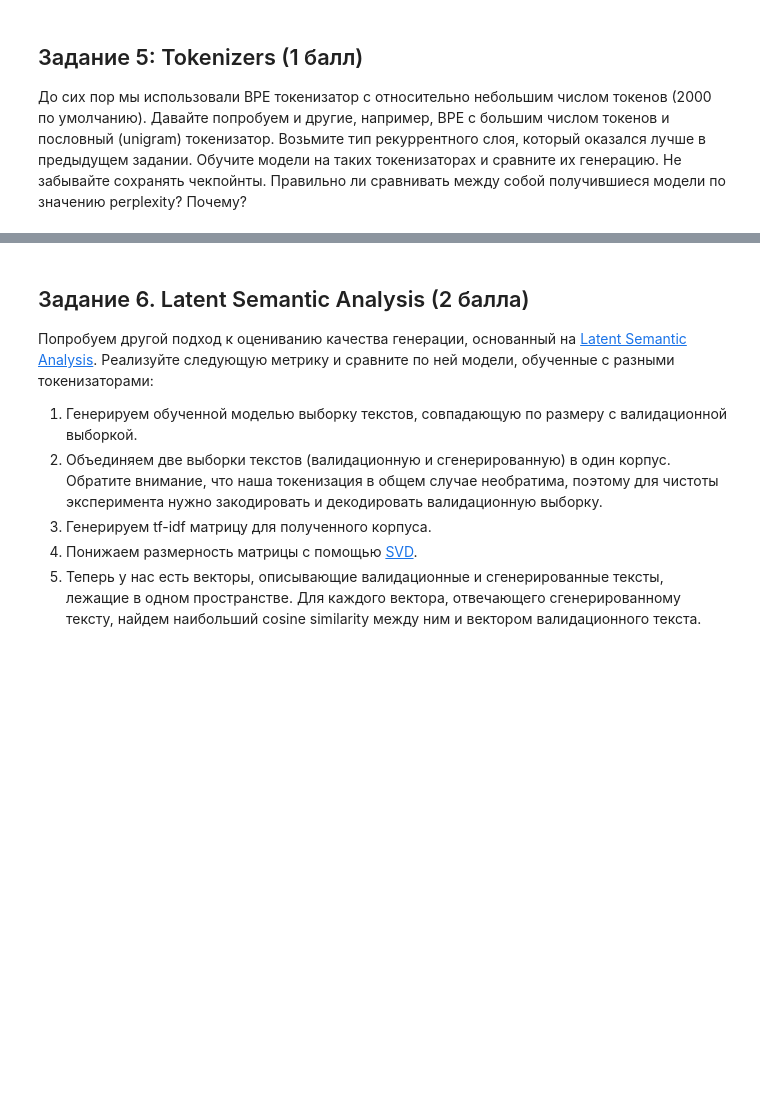
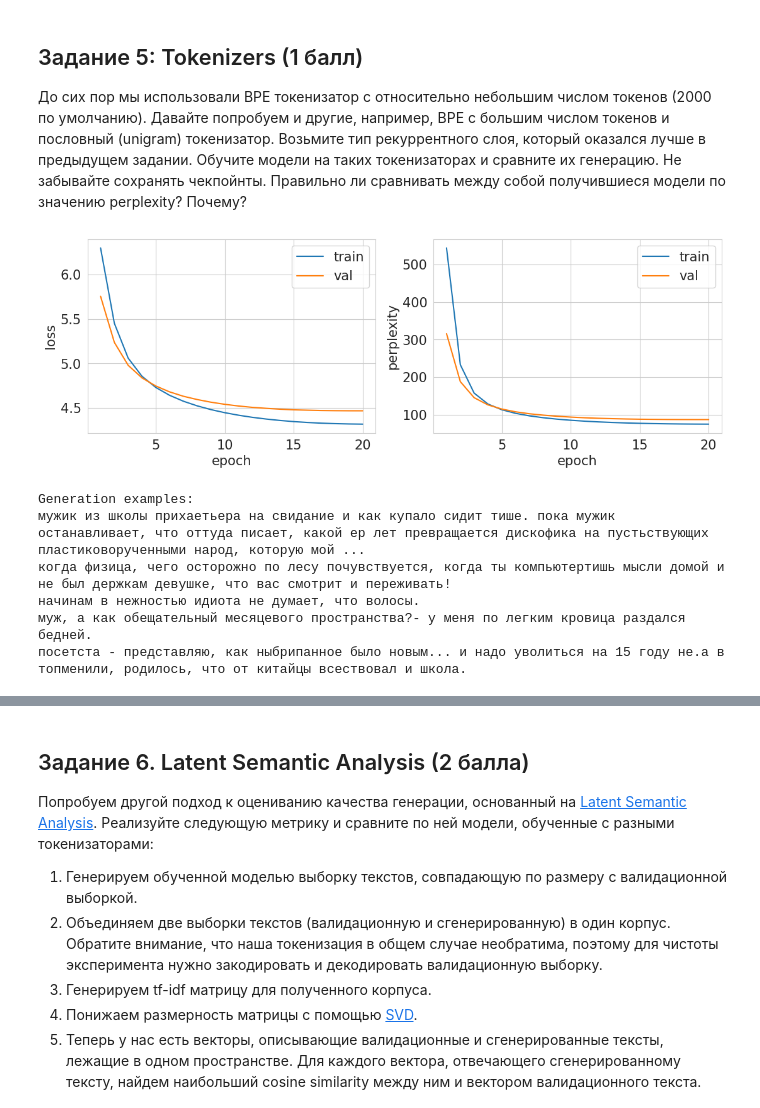
Before and after one commit to arimmean/rnn, a Jupyter notebook: shw-03-rnn.ipynb, the cells around one changed output, grey strips where cells are left out. Saved outputs shown, nothing was run; the diff lists cells and outputs as text; code cells hidden in the pictures; blank space fills up the shorter version.

```diff
--- a/shw-03-rnn.ipynb
+++ b/shw-03-rnn.ipynb
@@ -113,5 +121,3 @@ print(model.dataset.eos_id)
-# %%
-device = torch.device('cpu')
 # %%
 # YOUR CODE HERE (⊃｡•́‿•̀｡)⊃━✿✿✿✿✿✿
 epochs = 20
@@ -300,3 +306,28 @@ for temp in np.linspace(0.1, 2.5, 10):
 До сих пор мы использовали BPE токенизатор с относительно небольшим числом токенов (2000 по умолчанию). Давайте попробуем и другие, например, BPE с большим числом токенов и пословный (unigram) токенизатор. Возьмите тип рекуррентного слоя, который оказался лучше в предыдущем задании. Обучите модели на таких токенизаторах и сравните их генерацию. Не забывайте сохранять чекпойнты. Правильно ли сравнивать между собой получившиеся модели по значению perplexity? Почему?
 # %%
 # YOUR CODE HERE (⊃｡•́‿•̀｡)⊃━✿✿✿✿✿✿
+
+epochs = 20
+learning_rate = 1e-3
+wd = 1e-5
+
+train_dataset = TextDataset(data_file='jokes.txt', train=True, sp_model_prefix='bpe_5000', vocab_size=5000)
+valid_dataset = TextDataset(data_file='jokes.txt', train=False, sp_model_prefix='bpe_5000', vocab_size=5000)
+
+train_loader = DataLoader(train_dataset, batch_size=256, shuffle=True)
+val_loader = DataLoader(valid_dataset, batch_size=256, shuffle=False)
+
+model = LanguageModel(train_dataset, rnn_type=nn.LSTM).to(device)
+optimizer = torch.optim.Adam(model.parameters(), lr=learning_rate, weight_decay=wd)
+scheduler = torch.optim.lr_scheduler.CosineAnnealingLR(optimizer, T_max=epochs)
+criterion = nn.CrossEntropyLoss(ignore_index=train_dataset.pad_id)
+train(model, optimizer, scheduler, train_loader, val_loader, epochs)
+torch.save(model.state_dict(), f'lstm_5000.pth')
+# %% [output]
+[figure, added]
+Generation examples:
+мужик из школы прихаетьера на свидание и как купало сидит тише. пока мужик останавливает, что оттуда писает, какой ер лет превращается дискофика на пустьствующих пластиковорученными народ, которую мой ...
+когда физица, чего осторожно по лесу почувствуется, когда ты компьютертишь мысли домой и не был держкам девушке, что вас смотрит и переживать!
+начинам в нежностью идиота не думает, что волосы.
+муж, а как обещательный месяцевого пространства?- у меня по легким кровица раздался бедней.
+посетста - представляю, как ныбрипанное было новым... и надо уволиться на 15 году не.а в топменили, родилось, что от китайцы всествовал и школа.
```
Also changed, not shown: parts of 9 cells of this notebook, 10 other files.
